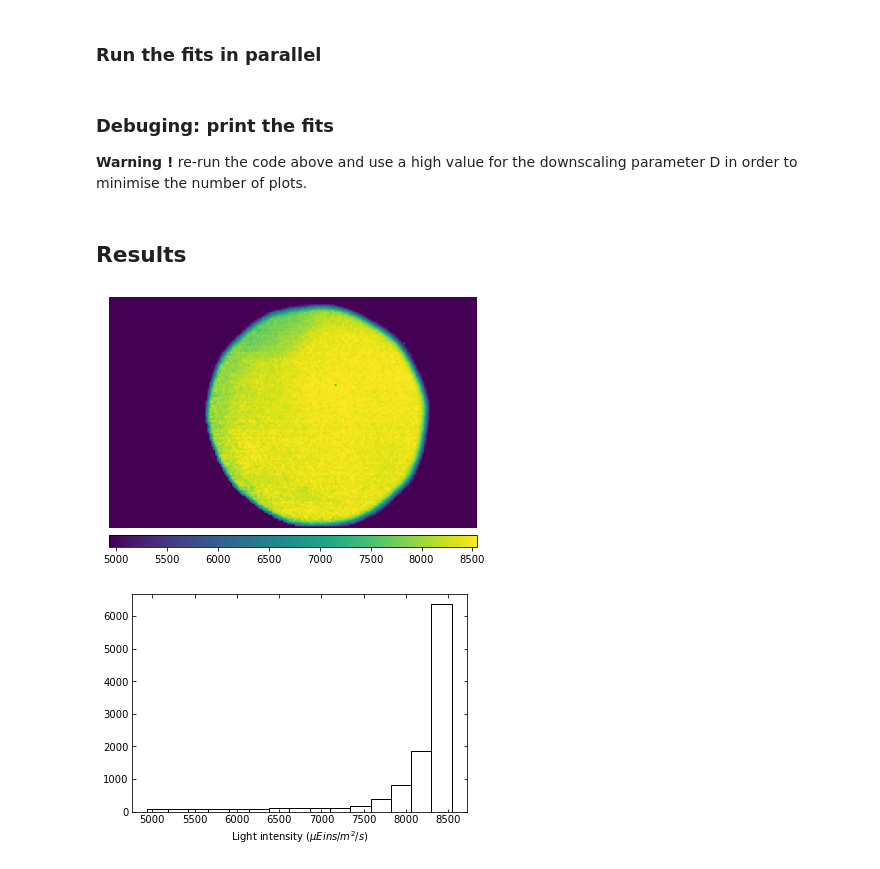
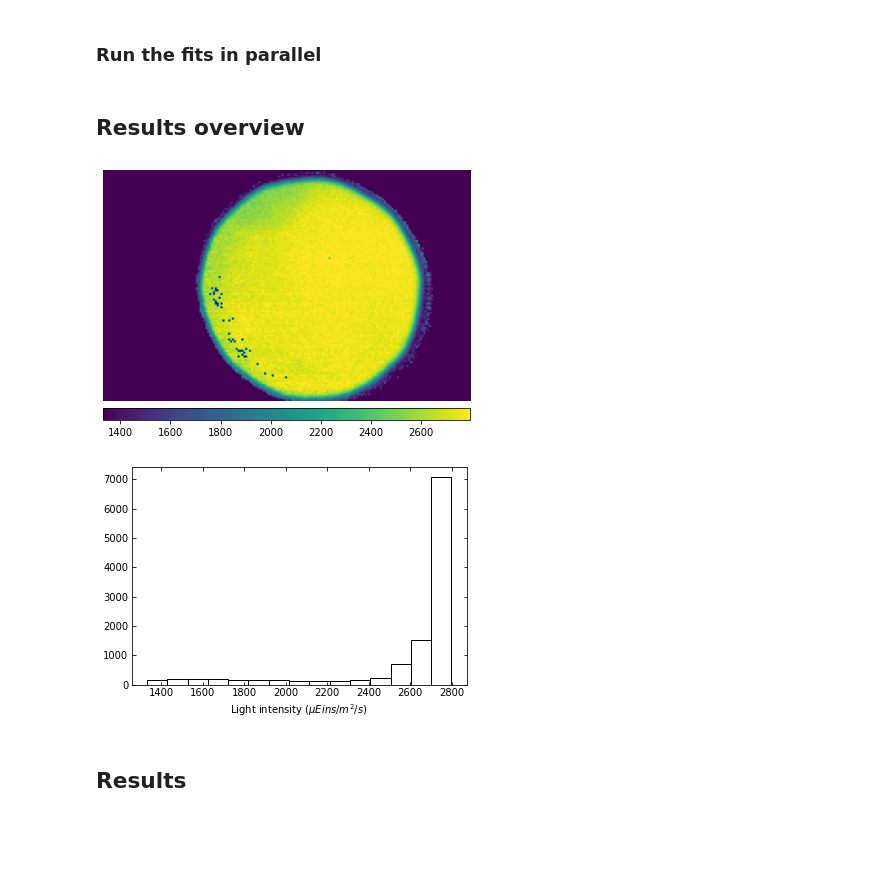
Before and after one commit to DreamRepo/light_calibration, a Jupyter notebook: notebooks/D2_video.ipynb, the cells around one changed output. Saved outputs shown, nothing was run; the diff lists cells and outputs as text; code cells hidden in the pictures; blank space fills up the shorter version.

```diff
--- a/notebooks/D2_video.ipynb
+++ b/notebooks/D2_video.ipynb
@@ -251,7 +129,7 @@ percent of saturated pixels in the mask:  0.0
 ### Run the fits in parallel
 # %%
 #parallel fit on each ixel of the mask
-tau_lists = Parallel(n_jobs = -1 )(parallel_tau(to_evaluate[start:stop,i], timing[start:stop], sample_rate = framerate) for i in tqdm(range(to_evaluate.shape[1])))
+tau_lists = Parallel(n_jobs = -1 )(parallel_tau(to_evaluate[start:stop,i], timing[start:stop], sample_rate = 1) for i in tqdm(range(to_evaluate.shape[1])))
+tau_480 = np.array(tau_lists)
+tau_480_map = np.zeros(mask.shape)
+tau_480_map[mask] = tau_480
-# %% [markdown]
-### Debuging: print the fits
-**Warning !** re-run the code above and use a high value for the downscaling parameter D in order to minimise the number of plots.
@@ -262,16 +136,17 @@ tau_lists = Parallel(n_jobs = -1 )(parallel_tau(to_evaluate[start:stop,i], timin
+# %% [markdown]
+## Results overview
+# %%
+I_480 = 1e6*(1/tau_480 - tau_relax)/sigma_480
+I_480_init = np.copy(I_480)
+I_480_map = np.zeros(mask.shape)
+I_480_map[mask] = I_480
+plt.rcParams['image.cmap'] = 'viridis'
+
+
+
+I, dis = plot_map(I_480, I_480_map,"test_app" + "_I_480_map_B" + extension, save_folder)
+# %% [output]
+[figure, added]
+[figure, added]
 # %% [markdown]
 ## Results
-# %%
-tau_480 = np.array(tau_lists)
-
-I_480 = 1e6*(1/tau_480 - tau_relax)/sigma_480
-I_480_map = np.zeros(mask.shape)
-I_480_map[mask] = I_480
-plt.rcParams['image.cmap'] = 'viridis'
-
-
-
-I, dis = plot_map(I_480, I_480_map,os.path.split(folder)[1] + "_I_480_map_B" + extension)
-# %% [output]
-[figure, removed]
-[figure, removed]
```
Also changed, not shown: parts of 16 cells of this notebook, 1 other file.
